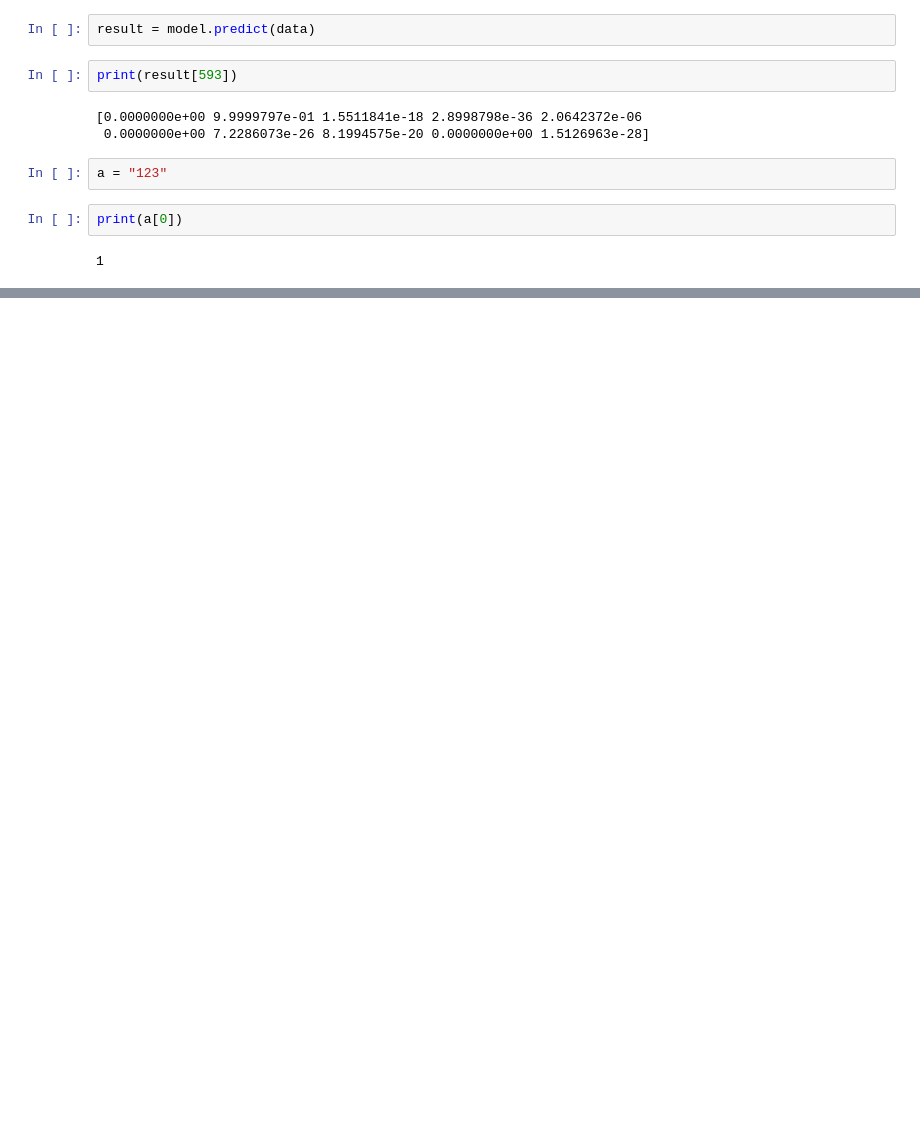
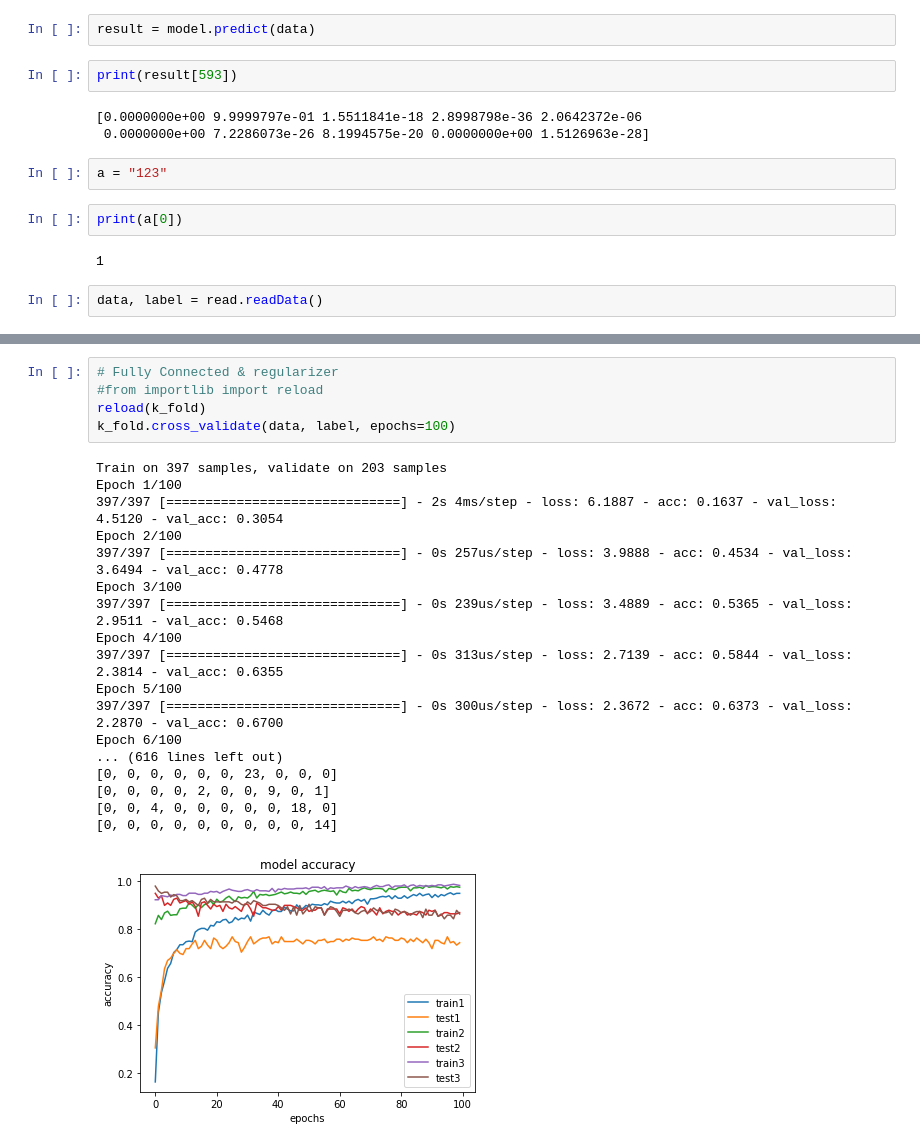
Before and after one commit to Jayzh7/Neural-Network-Classifier, a Jupyter notebook: FCN2.ipynb, the cells around one changed output, grey strips where cells are left out. Drawn from its saved outputs; the diff is of its cells as text; blank space fills up the shorter version.

```diff
--- a/FCN2.ipynb
+++ b/FCN2.ipynb
@@ -340,3 +216,5 @@ a = "123"
 print(a[0])
 # %% [output]
 1
+# %%
+data, label = read.readData()
@@ -342,0 +279,24 @@ print(a[0])
+# %%
+# Fully Connected & regularizer
+#from importlib import reload
+reload(k_fold)
+k_fold.cross_validate(data, label, epochs=100)
+# %% [output]
+Train on 397 samples, validate on 203 samples
+Epoch 1/100
+397/397 [==============================] - 2s 4ms/step - loss: 6.1887 - acc: 0.1637 - val_loss: 4.5120 - val_acc: 0.3054
+Epoch 2/100
+397/397 [==============================] - 0s 257us/step - loss: 3.9888 - acc: 0.4534 - val_loss: 3.6494 - val_acc: 0.4778
+Epoch 3/100
+397/397 [==============================] - 0s 239us/step - loss: 3.4889 - acc: 0.5365 - val_loss: 2.9511 - val_acc: 0.5468
+Epoch 4/100
+397/397 [==============================] - 0s 313us/step - loss: 2.7139 - acc: 0.5844 - val_loss: 2.3814 - val_acc: 0.6355
+Epoch 5/100
+397/397 [==============================] - 0s 300us/step - loss: 2.3672 - acc: 0.6373 - val_loss: 2.2870 - val_acc: 0.6700
+Epoch 6/100
+... (616 lines left out)
+[0, 0, 0, 0, 0, 0, 23, 0, 0, 0]
+[0, 0, 0, 0, 2, 0, 0, 9, 0, 1]
+[0, 0, 4, 0, 0, 0, 0, 0, 18, 0]
+[0, 0, 0, 0, 0, 0, 0, 0, 0, 14]
+[figure, added]
```
Also changed, not shown: parts of 16 cells of this notebook, 8 other files.
